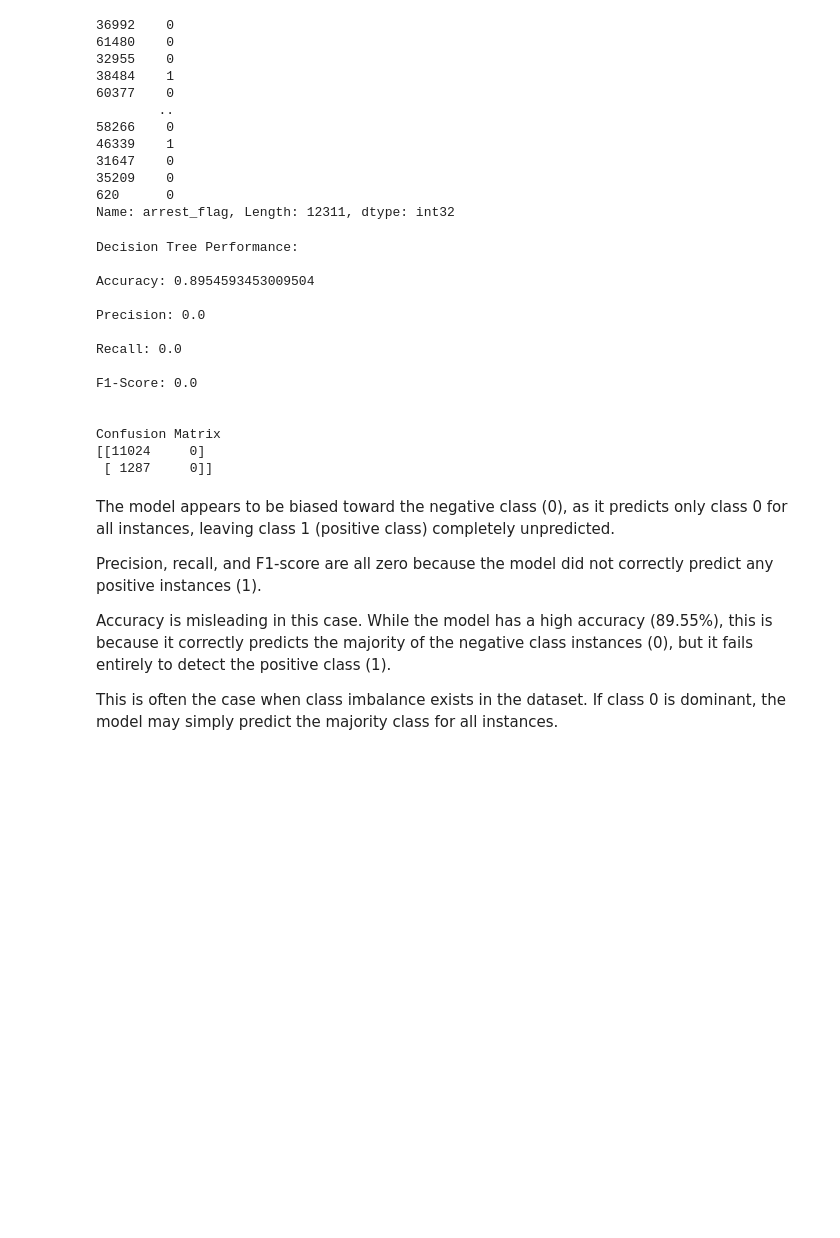
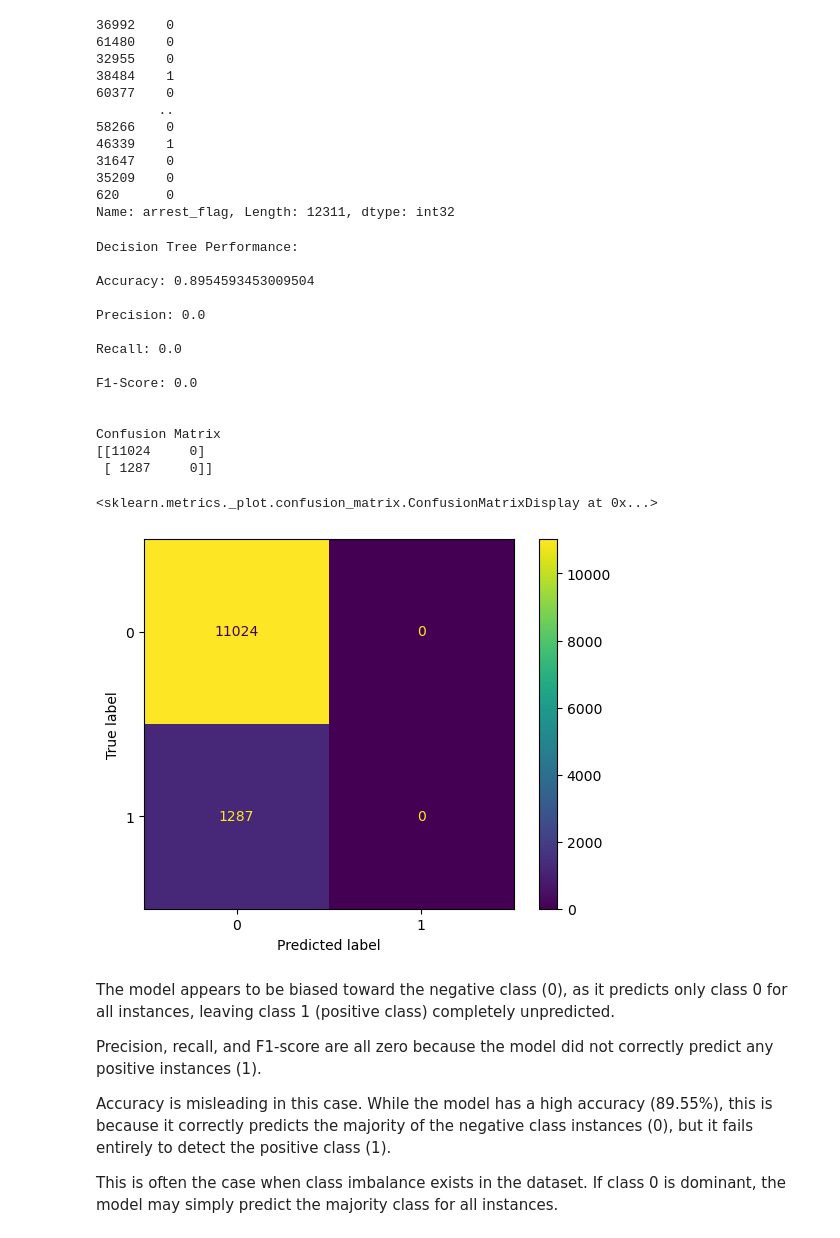
Before and after one commit to omendez930/Terry-Traffic-Stops-Phase3, a Jupyter notebook: index.ipynb, the cells around one changed output. Cells and saved outputs as stored; diff of their text form; code cells hidden in the pictures; blank space fills up the shorter version.

```diff
--- a/index.ipynb
+++ b/index.ipynb
@@ -789,33 +789,37 @@ accuracy = accuracy_score(y_test, y_pred)
 precision = precision_score(y_test, y_pred)
 
 recall = recall_score(y_test, y_pred)
 
 f1 = f1_score(y_test, y_pred)
 
 confus_matrix = confusion_matrix(y_test,y_pred)
 
 print("Decision Tree Performance:\n")
 print(f"Accuracy: {accuracy}\n")
 print(f"Precision: {precision}\n")
 print(f"Recall: {recall}\n")
 print(f"F1-Score: {f1}\n")
 print("\nConfusion Matrix")
 print(confus_matrix)
+
+ConfusionMatrixDisplay.from_predictions(y_test,y_pred)
 # %% [output]
 Decision Tree Performance:
 
 Accuracy: 0.8954593453009504
 
 Precision: 0.0
 
 Recall: 0.0
 
 F1-Score: 0.0
 
 
 Confusion Matrix
 [[11024     0]
  [ 1287     0]]
+<sklearn.metrics._plot.confusion_matrix.ConfusionMatrixDisplay at 0x...>
+[figure, added]
 # %% [markdown]
 The model appears to be biased toward the negative class (0), as it predicts only class 0 for all instances, leaving class 1 (positive class) completely unpredicted.
 
```
Also changed, not shown: 7 other files.
